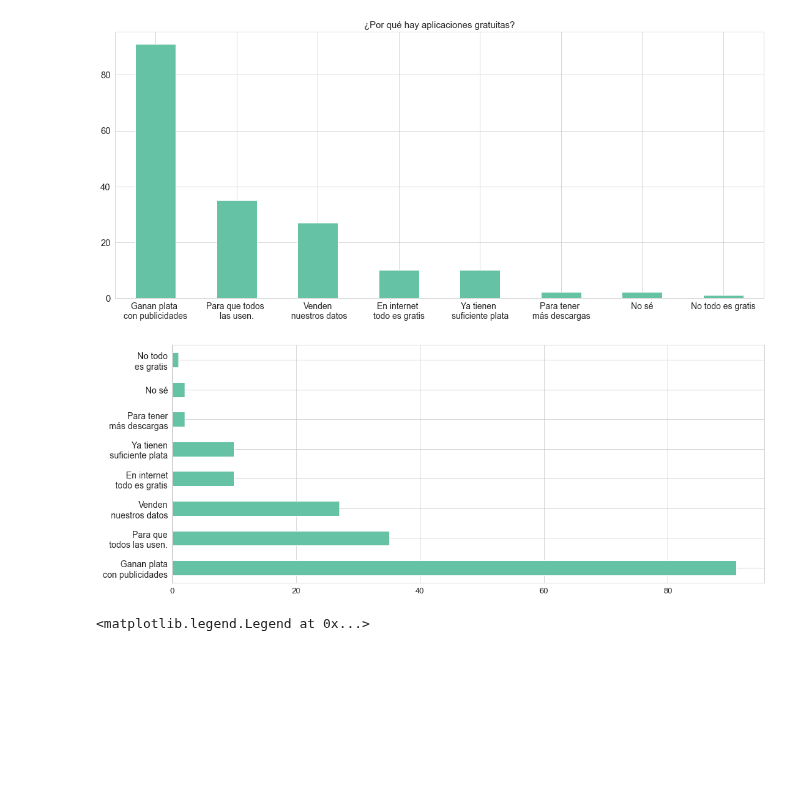
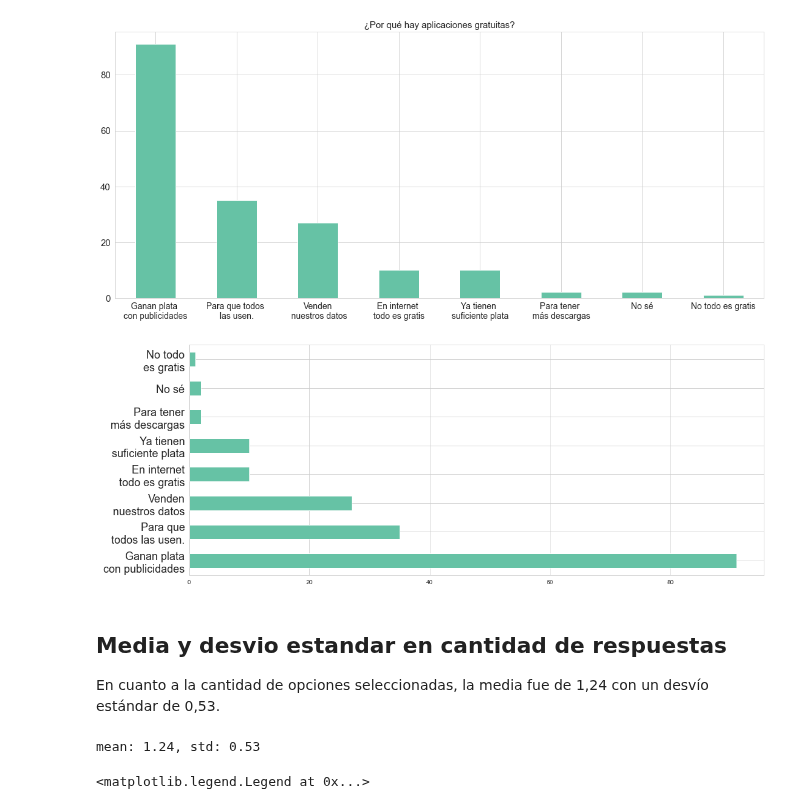
Before and after one commit to luparral/misconceptions, a Jupyter notebook: notebooks/Misconceptions.ipynb, the cells around one changed output. Saved outputs shown, nothing was run; the diff lists cells and outputs as text; code cells hidden in the pictures; blank space fills up the shorter version.

```diff
--- a/notebooks/Misconceptions.ipynb
+++ b/notebooks/Misconceptions.ipynb
@@ -496,23 +496,31 @@ plt.savefig('22.pdf')
 # %%
 # mismo grafico, pero en barras horizontales
 #plt.rc('xtick', labelsize=15)
 #plt.rc('ytick', labelsize=15)
 positions = (0, 1, 2, 3, 4, 5, 6, 7)
 
 labels = ("Ganan plata\n con publicidades", \
           "Para que\n todos las usen.", \
           "Venden\n nuestros datos", \
           "En internet\n todo es gratis", \
           "Ya tienen\n suficiente plata", \
           "Para tener\n más descargas", \
           "No sé",
           "No todo\n es gratis")
 df["q_gratuidad"].str.replace(" ", "").str.get_dummies(sep=',') \
     .sum().sort_values(ascending=False).plot.barh(figsize=(17,7))
-plt.yticks(positions, labels,rotation=0,fontsize=14);
+plt.yticks(positions, labels,rotation=0,fontsize=18);
 plt.savefig('22.pdf')
 # %% [output]
-[figure, old version]
+[figure, new version]
+# %% [markdown]
+## Media y desvio estandar en cantidad de respuestas
+En cuanto a la cantidad de opciones seleccionadas, la media fue de 1,24 con un desvío estándar de 0,53.
+# %%
+num_answers_selected = df["q_gratuidad"].str.replace(" ", "").str.split(',').str.len()
+print(f"mean: {num_answers_selected.mean():.2f}, std: {num_answers_selected.std():.2f}")
+# %% [output]
+mean: 1.24, std: 0.53
 # %%
 # mismo grafico pero en forma de torta
 df['misconception_mensaje_sin_wifi2'] = df.apply(lambda x: classify_answers(x, q='q_mensaje_sin_wifi', a1='a_mensaje_sin_wifi_red', a2='a_mensaje_sin_wifi_nose'), axis=1)
```
Also changed, not shown: parts of 17 cells of this notebook, 12 other files.
